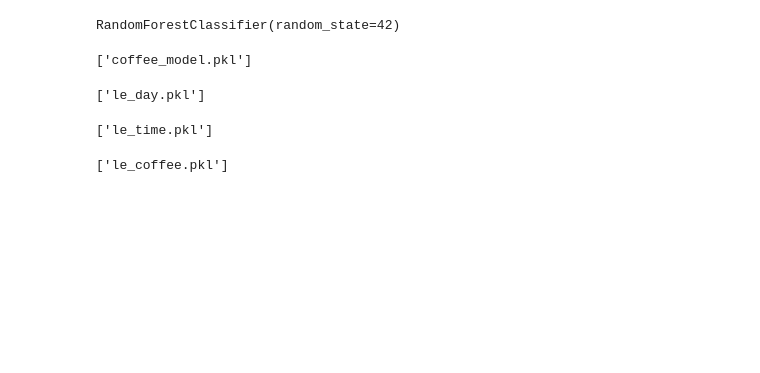
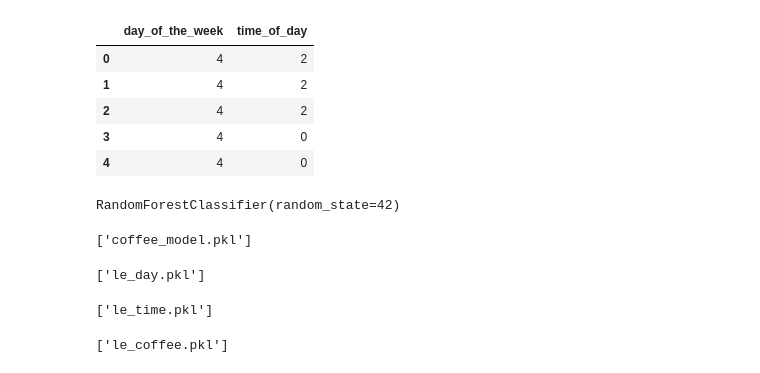
Before and after one commit to MohammedZaid-AI/Smart-Coffee-Recommender, a Jupyter notebook: train.ipynb, the cells around one changed output. Drawn from its saved outputs; the diff is of its cells as text; code cells hidden in the pictures; blank space fills up the shorter version.

```diff
--- a/train.ipynb
+++ b/train.ipynb
@@ -20,15 +116,15 @@ data.head()
 # %%
-data['day_of_the_week']=pd.to_datetime(data['Date']).dt.dayofweek
+data['day_of_the_week']=pd.to_datetime(data['Date'], dayfirst=True).dt.dayofweek
 # %%
 def get_time_of_day(hour):
-  if 5>= hour >=12:
+  if 5 <= hour <= 12:
     return "Morning"
-  elif 13>= hour >=16:
+  elif 13 <= hour <= 16:
     return "Afternoon"
   else:
     return "Evening"
 # %%
-data['hour']=pd.to_datetime(data['Time'], format='mixed').dt.hour
+data['hour']=data['hour_of_day']
 data['time_of_day']=data['hour'].apply(get_time_of_day)
 # %%
 data.head()
@@ -49,6 +149,15 @@ le_coffee = LabelEncoder()
 x.loc[:,'day_of_the_week']=le_day.fit_transform(x['day_of_the_week'])
 x.loc[:,'time_of_day']=le_time.fit_transform(x['time_of_day'])
 y=le_coffee.fit_transform(y)
+# %%
+display(x.head())
+# %% [output]
+|  | day_of_the_week | time_of_day |
+| 0 | 4 | 2 |
+| 1 | 4 | 2 |
+| 2 | 4 | 2 |
+| 3 | 4 | 0 |
+| 4 | 4 | 0 |
 # %%
 model=RandomForestClassifier(n_estimators=100, random_state=42)
 model.fit(x,y)
```
Also changed, not shown: parts of 8 cells of this notebook.
